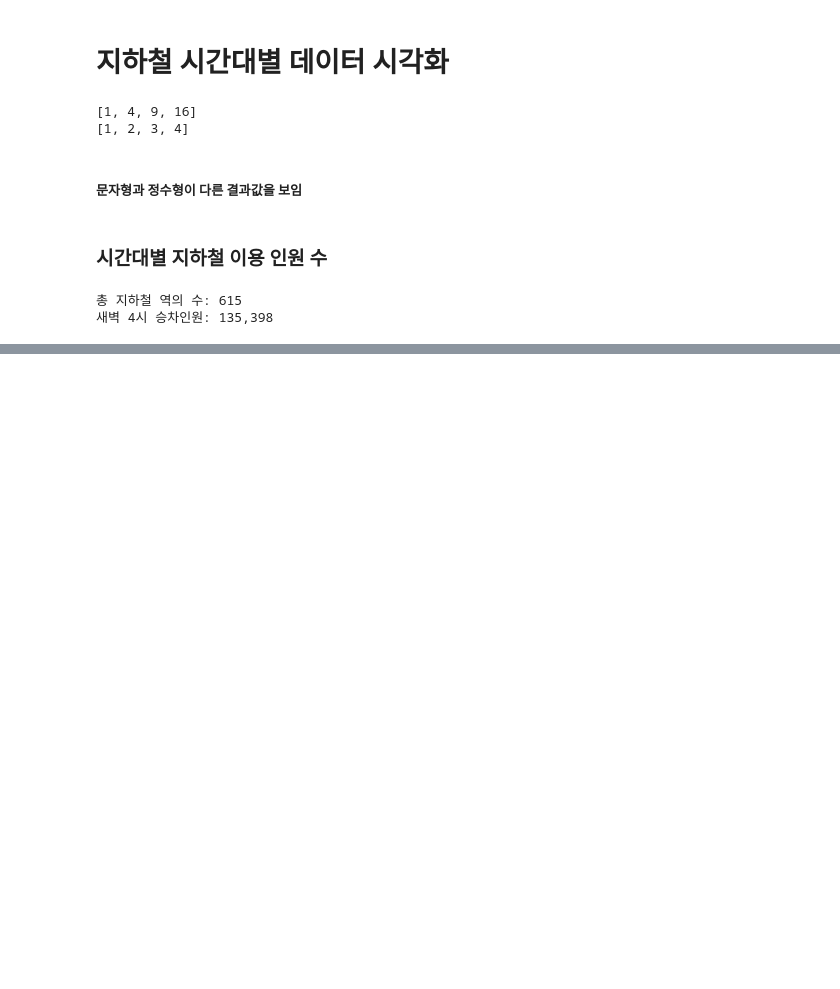
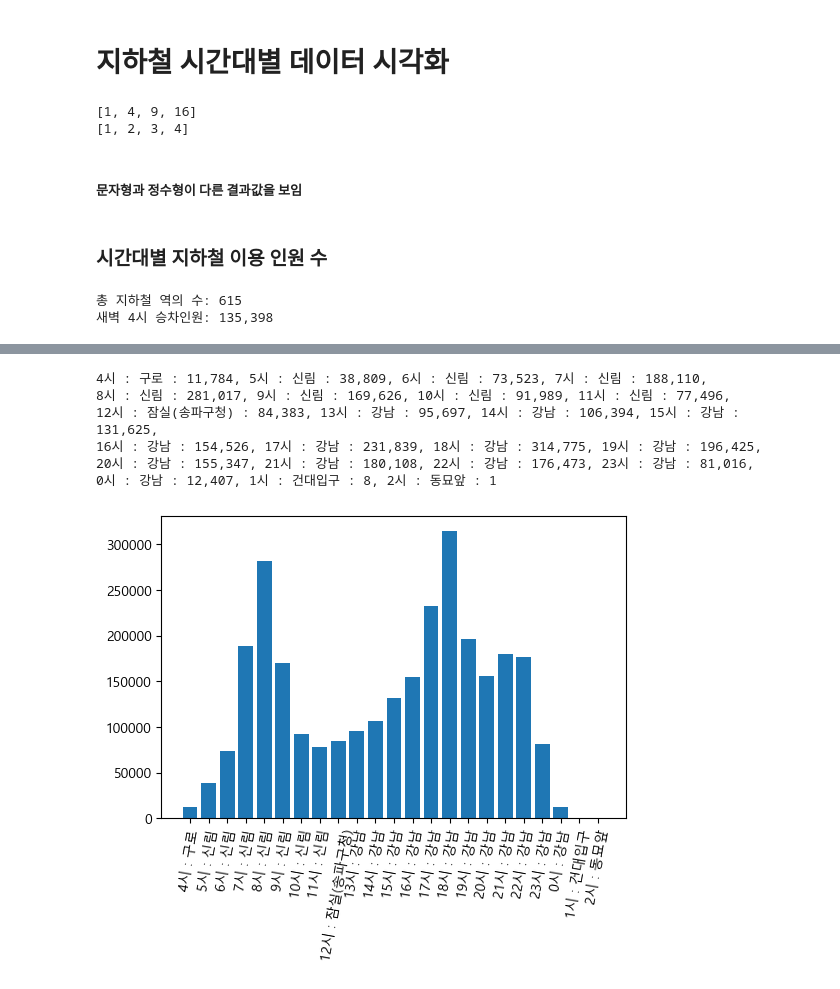
Before and after one commit to hune102377/K-DIGITALTRAING, a Jupyter notebook: 04 Kaggle&PublicData/0715/ex_subwaytime.ipynb, the cells around one changed output, grey strips where cells are left out. Saved outputs shown, nothing was run; the diff lists cells and outputs as text; code cells hidden in the pictures; blank space fills up the shorter version.

```diff
--- a/04 Kaggle&PublicData/0715/ex_subwaytime.ipynb
+++ b/04 Kaggle&PublicData/0715/ex_subwaytime.ipynb
@@ -42,0 +117,51 @@ print('새벽 4시 승차인원: {:,}'.format(total_number))
+# %%
+import csv
+import matplotlib.pyplot as plt
+import platform
+
+with open(DIR_PATH + 'subwaytime.csv', encoding='utf-8') as f:
+    data = csv.reader(f)
+    next(data)
+    next(data)
+
+    max =[0] * 23 # 새벽 3시는 지하철 운행 안함
+    max_station = [''] * 23
+    xtick_list = []
+
+    for i in range(4, 27):
+        n = i % 24 # 4, 5, 6, ... 23, 0, 1, 2시로 표시
+        xtick_list.append(str(n))
+
+    for row in data:
+        row[4:] = map(int, row[4:])
+        for j in range(23):
+            a = row[j * 2 + 4] # j=0: data[j*2+4]의 값을 max[0]에 저장하기 위함
+            if a > max[j]:
+                max[j] = a
+                max_station[j] = xtick_list[j] + '시 : ' + row[3] # 4시: 구로
+
+    for i in range(len(max)):
+        if i == len(max) - 1 :
+            print('{0} : {1:,}'.format(max_station[i], max[i]))
+        else :
+            print('{0} : {1:,}'.format(max_station[i], max[i]), end=', ')
+        if (i+1) % 4 == 0: # 한 줄에 6개씩 출력
+            print()
+
+if(platform.system() == 'Windows'):
+    plt.rc('font', family = 'Malgun Gothic')
+else:
+    plt.rc('font', family = 'AppleGothic')
+
+plt.figure(dpi=100)
+plt.bar(range(23), max)
+plt.xticks(range(23), max_station, rotation=80)
+plt.show()
+# %% [output]
+4시 : 구로 : 11,784, 5시 : 신림 : 38,809, 6시 : 신림 : 73,523, 7시 : 신림 : 188,110,
+8시 : 신림 : 281,017, 9시 : 신림 : 169,626, 10시 : 신림 : 91,989, 11시 : 신림 : 77,496,
+12시 : 잠실(송파구청) : 84,383, 13시 : 강남 : 95,697, 14시 : 강남 : 106,394, 15시 : 강남 : 131,625,
+16시 : 강남 : 154,526, 17시 : 강남 : 231,839, 18시 : 강남 : 314,775, 19시 : 강남 : 196,425,
+20시 : 강남 : 155,347, 21시 : 강남 : 180,108, 22시 : 강남 : 176,473, 23시 : 강남 : 81,016,
+0시 : 강남 : 12,407, 1시 : 건대입구 : 8, 2시 : 동묘앞 : 1
+[figure, added]
```
Also changed, not shown: parts of 7 cells of this notebook.
